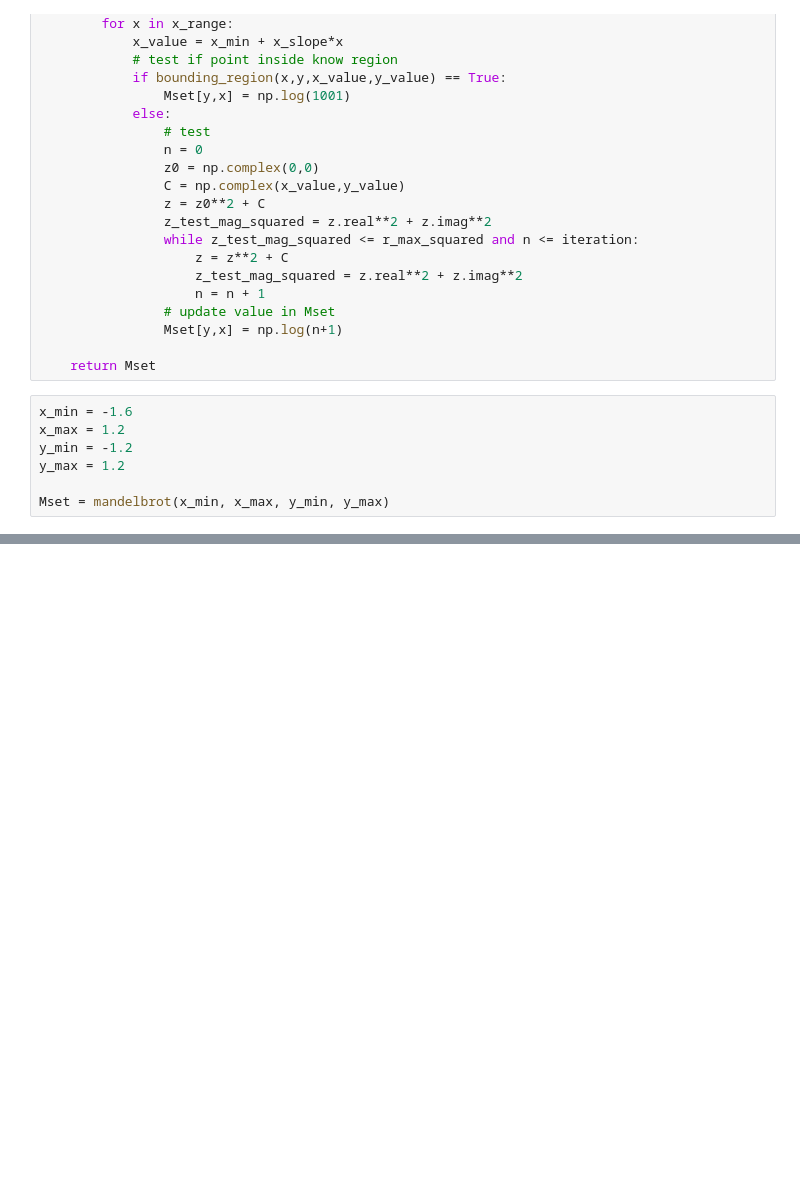
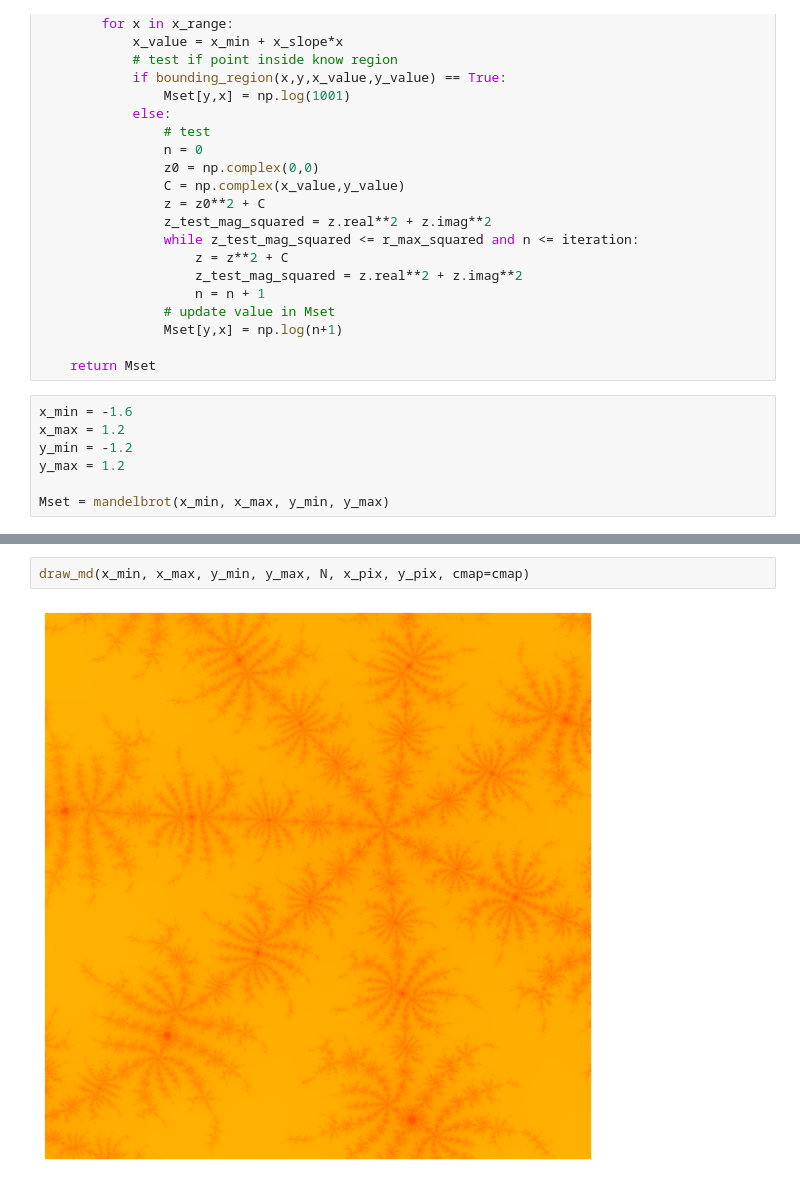
Before and after one commit to skacem/Algorithmic-Art, a Jupyter notebook: mandelbrot.ipynb, the cells around one changed output, grey strips where cells are left out. Drawn from its saved outputs; the diff is of its cells as text; blank space fills up the shorter version.

```diff
--- a/mandelbrot.ipynb
+++ b/mandelbrot.ipynb
@@ -110,0 +173,4 @@ plt.axis('off');
+# %%
+draw_md(x_min, x_max, y_min, y_max, N, x_pix, y_pix, cmap=cmap)
+# %% [output]
+[figure, added]
```
Also changed, not shown: parts of 9 cells of this notebook.
